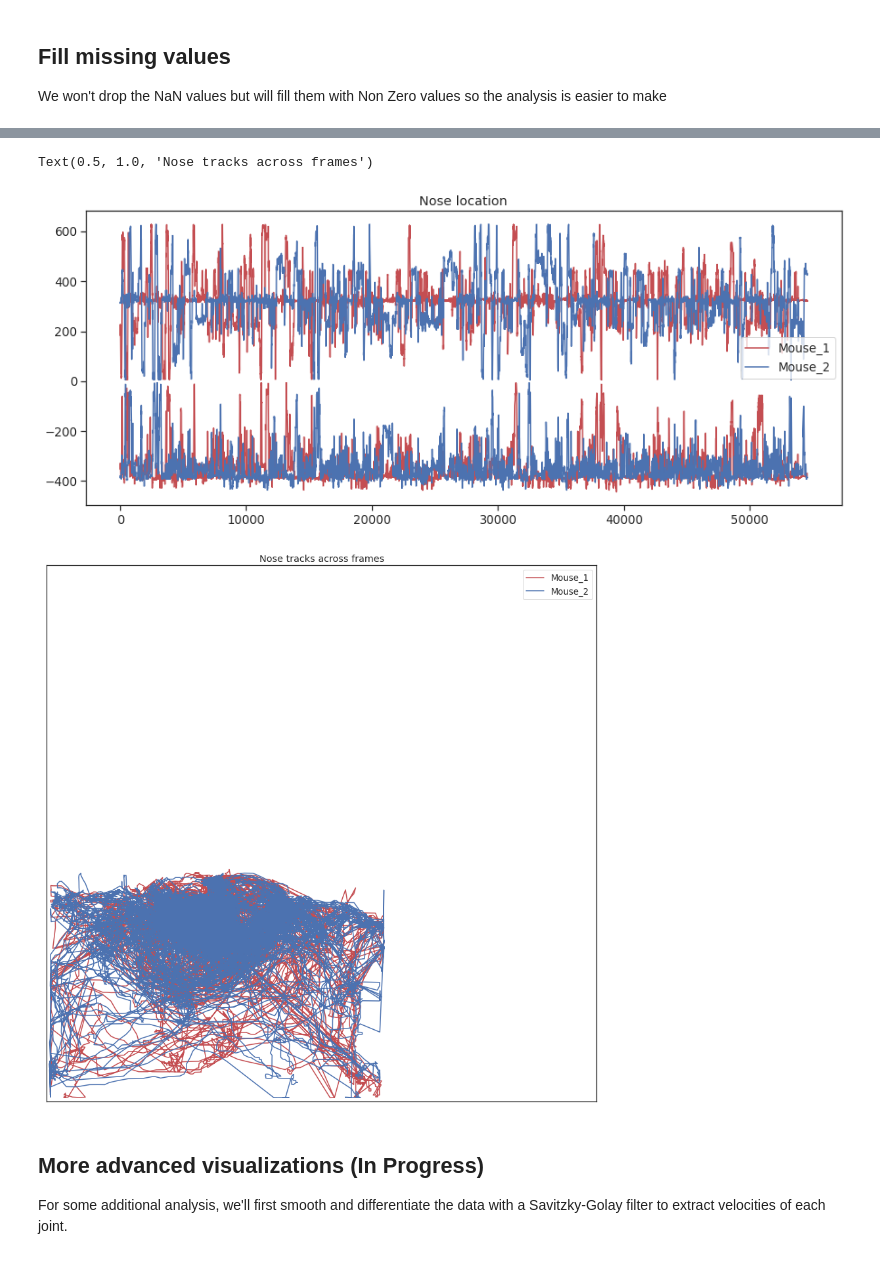
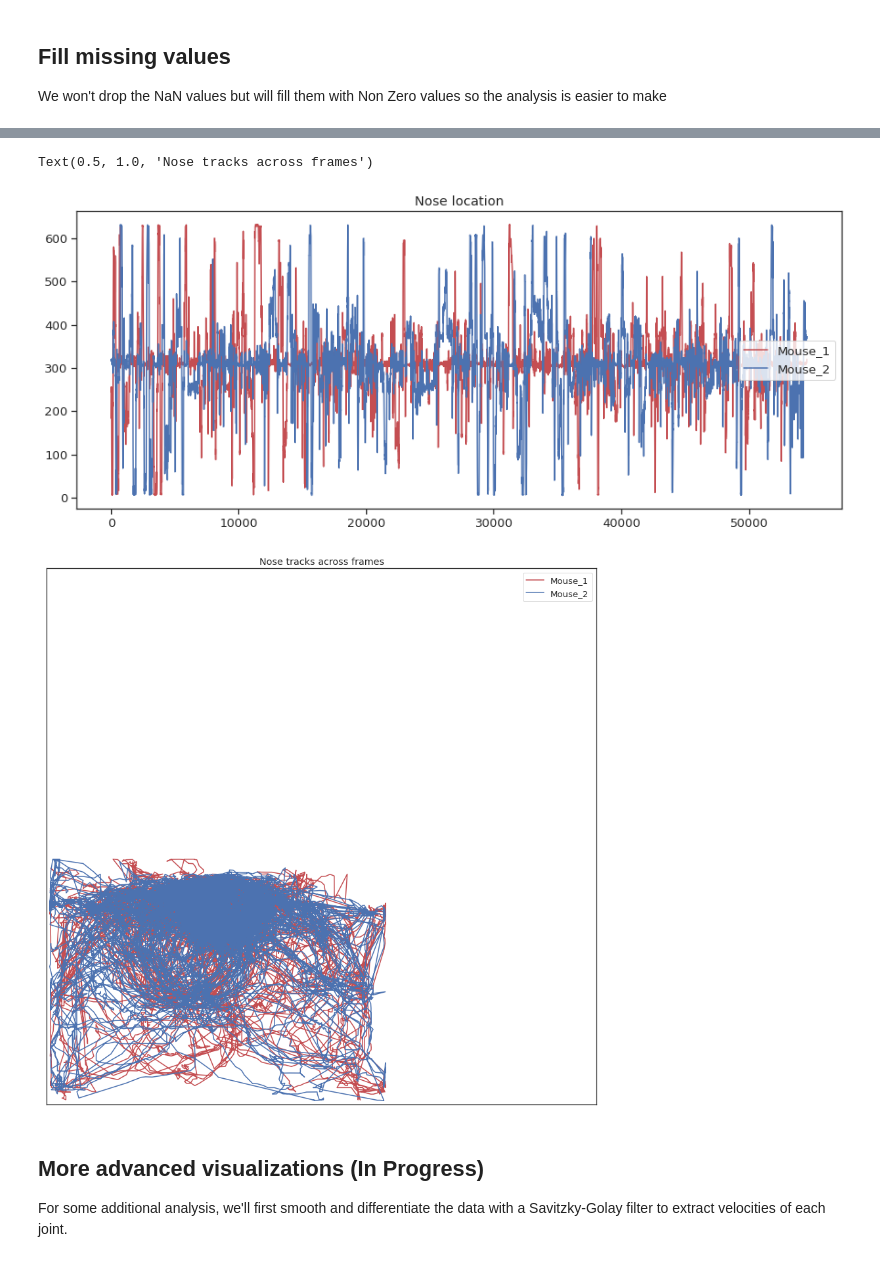
Before and after one commit to padillacoreanolab/ml_behavioral_quantification, a Jupyter notebook: prediction_analysis.ipynb, the cells around one changed output, grey strips where cells are left out. Drawn from its saved outputs; the diff is of its cells as text; code cells hidden in the pictures.

```diff
--- a/prediction_analysis.ipynb
+++ b/prediction_analysis.ipynb
@@ -118,0 +186,3 @@ locations = fill_missing(locations)
+# %%
+tracks = fill_missing(tracks)
+print(tracks.shape)
@@ -130,0 +213,14 @@ forehead_loc = locations[:, FOREHEAD_INDEX, :, :]
+# %%
+LEFT_EAR_INDEX = 0
+RIGHT_EAR_INDEX = 1
+NOSE_INDEX = 2
+TAIL_BASE_INDEX = 3
+THORAX_INDEX = 4
+FOREHEAD_INDEX = 5
+
+left_ear_loc = tracks[: , LEFT_EAR_INDEX, :, :]
+right_ear_loc = tracks[:, RIGHT_EAR_INDEX, :, :]
+nose_loc = tracks[:, NOSE_INDEX, :, :]
+tail_base_loc = tracks[:, TAIL_BASE_INDEX, :, :]
+thorax_loc = tracks[:, THORAX_INDEX, :, :]
+forehead_loc = tracks[:, FOREHEAD_INDEX, :, :]
@@ -132,32 +279,35 @@ forehead_loc = locations[:, FOREHEAD_INDEX, :, :]
 sns.set('notebook', 'ticks', font_scale=1.2)
 mpl.rcParams['figure.figsize'] = [15,6]
 # %%
+# Figure 1
 plt.figure()
+
 plt.plot(nose_loc[:,0,0], 'r',label='Mouse_1')
 plt.plot(nose_loc[:,0,1], 'b',label='Mouse_2')
-
-plt.plot(-1*nose_loc[:,1,0], 'r')
-plt.plot(-1*nose_loc[:,1,1], 'b')
+# plt.plot(-1*nose_loc[:,1,0], 'r')
+# plt.plot(-1*nose_loc[:,1,1], 'b')
 
 plt.legend(loc="center right")
+
 plt.title('Nose location')
 
+# Figure 2
+plt.figure(figsize=(15,15))
 
-plt.figure(figsize=(15,15))
 plt.plot(nose_loc[:,0,0],nose_loc[:,1,0], 'r',label='Mouse_1')
 plt.plot(nose_loc[:,0,1],nose_loc[:,1,1], 'b',label='Mouse_2')
 plt.legend()
 
 plt.xlim(0,1024)
 plt.xticks([])
 
 plt.ylim(0,1024)
 plt.yticks([])
 plt.title('Nose tracks across frames')
 # %% [output]
 Text(0.5, 1.0, 'Nose tracks across frames')
-[figure, old version]
+[figure, new version]
-[figure, old version]
+[figure, new version]
 # %% [markdown]
 ## More advanced visualizations (In Progress)
 
```
Also changed, not shown: parts of 35 cells of this notebook.
